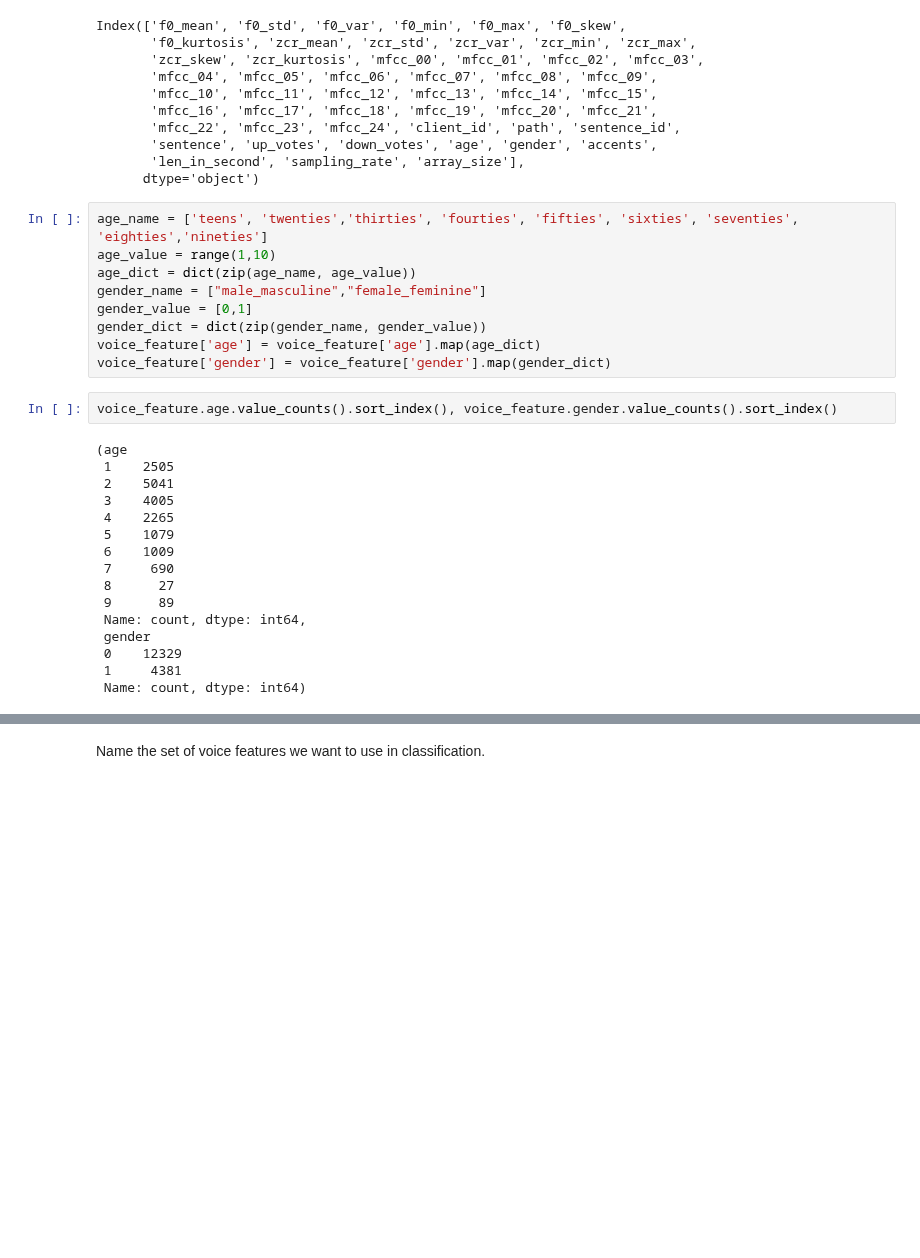
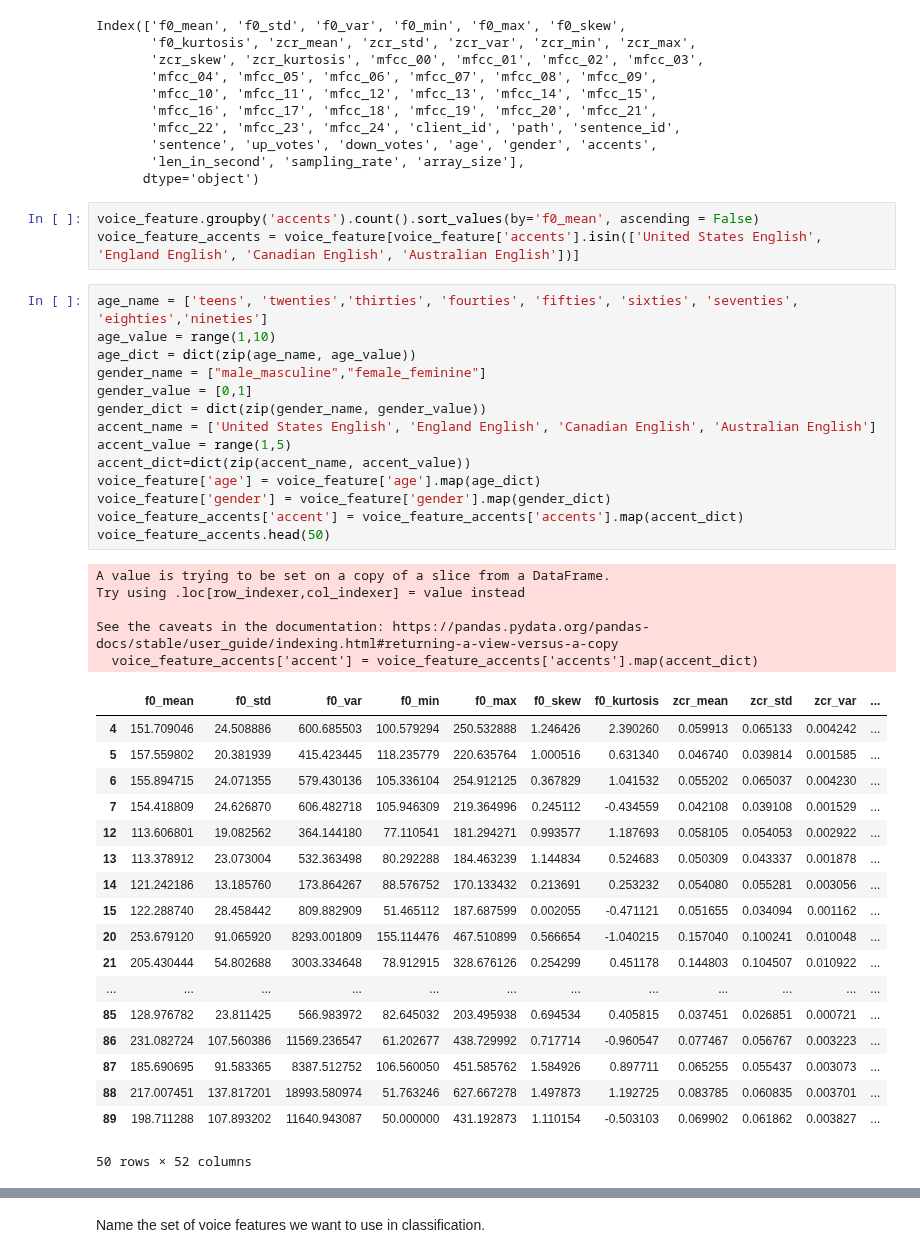
Before and after one commit to joshwinnes11/Math485, a Jupyter notebook: in class notebooks/voice_data_04_classification.ipynb, the cells around one changed output, grey strips where cells are left out. Saved outputs shown, nothing was run; the diff lists cells and outputs as text; blank space fills up the shorter version.

```diff
--- a/in class notebooks/voice_data_04_classification.ipynb
+++ b/in class notebooks/voice_data_04_classification.ipynb
@@ -50,30 +50,44 @@ Index(['f0_mean', 'f0_std', 'f0_var', 'f0_min', 'f0_max', 'f0_skew',
        'sentence', 'up_votes', 'down_votes', 'age', 'gender', 'accents',
        'len_in_second', 'sampling_rate', 'array_size'],
       dtype='object')
+# %%
+voice_feature.groupby('accents').count().sort_values(by='f0_mean', ascending = False)
+voice_feature_accents = voice_feature[voice_feature['accents'].isin(['United States English', 'England English', 'Canadian English', 'Australian English'])]
 # %%
 age_name = ['teens', 'twenties','thirties', 'fourties', 'fifties', 'sixties', 'seventies', 'eighties','nineties']
 age_value = range(1,10)
 age_dict = dict(zip(age_name, age_value))
 gender_name = ["male_masculine","female_feminine"]
 gender_value = [0,1]
 gender_dict = dict(zip(gender_name, gender_value))
+accent_name = ['United States English', 'England English', 'Canadian English', 'Australian English']
+accent_value = range(1,5)
+accent_dict=dict(zip(accent_name, accent_value))
 voice_feature['age'] = voice_feature['age'].map(age_dict)
 voice_feature['gender'] = voice_feature['gender'].map(gender_dict)
+voice_feature_accents['accent'] = voice_feature_accents['accents'].map(accent_dict)
+voice_feature_accents.head(50)
+# %% [output]
+A value is trying to be set on a copy of a slice from a DataFrame.
+Try using .loc[row_indexer,col_indexer] = value instead
+
+See the caveats in the documentation: https://pandas.pydata.org/pandas-docs/stable/user_guide/indexing.html#returning-a-view-versus-a-copy
+  voice_feature_accents['accent'] = voice_feature_accents['accents'].map(accent_dict)
+|  | f0_mean | f0_std | f0_var | f0_min | f0_max | f0_skew | f0_kurtosis | zcr_mean | zcr_std | zcr_var | ... |
+| 4 | 151.709046 | 24.508886 | 600.685503 | 100.579294 | 250.532888 | 1.246426 | 2.390260 | 0.059913 | 0.065133 | 0.004242 | ... |
+| 5 | 157.559802 | 20.381939 | 415.423445 | 118.235779 | 220.635764 | 1.000516 | 0.631340 | 0.046740 | 0.039814 | 0.001585 | ... |
+| 6 | 155.894715 | 24.071355 | 579.430136 | 105.336104 | 254.912125 | 0.367829 | 1.041532 | 0.055202 | 0.065037 | 0.004230 | ... |
+| 7 | 154.418809 | 24.626870 | 606.482718 | 105.946309 | 219.364996 | 0.245112 | -0.434559 | 0.042108 | 0.039108 | 0.001529 | ... |
+| 12 | 113.606801 | 19.082562 | 364.144180 | 77.110541 | 181.294271 | 0.993577 | 1.187693 | 0.058105 | 0.054053 | 0.002922 | ... |
+| 13 | 113.378912 | 23.073004 | 532.363498 | 80.292288 | 184.463239 | 1.144834 | 0.524683 | 0.050309 | 0.043337 | 0.001878 | ... |
+| 14 | 121.242186 | 13.185760 | 173.864267 | 88.576752 | 170.133432 | 0.213691 | 0.253232 | 0.054080 | 0.055281 | 0.003056 | ... |
+| 15 | 122.288740 | 28.458442 | 809.882909 | 51.465112 | 187.687599 | 0.002055 | -0.471121 | 0.051655 | 0.034094 | 0.001162 | ... |
+| 20 | 253.679120 | 91.065920 | 8293.001809 | 155.114476 | 467.510899 | 0.566654 | -1.040215 | 0.157040 | 0.100241 | 0.010048 | ... |
+| 21 | 205.430444 | 54.802688 | 3003.334648 | 78.912915 | 328.676126 | 0.254299 | 0.451178 | 0.144803 | 0.104507 | 0.010922 | ... |
+| ... | ... | ... | ... | ... | ... | ... | ... | ... | ... | ... | ... |
+| 85 | 128.976782 | 23.811425 | 566.983972 | 82.645032 | 203.495938 | 0.694534 | 0.405815 | 0.037451 | 0.026851 | 0.000721 | ... |
+| 86 | 231.082724 | 107.560386 | 11569.236547 | 61.202677 | 438.729992 | 0.717714 | -0.960547 | 0.077467 | 0.056767 | 0.003223 | ... |
+| 87 | 185.690695 | 91.583365 | 8387.512752 | 106.560050 | 451.585762 | 1.584926 | 0.897711 | 0.065255 | 0.055437 | 0.003073 | ... |
+| 88 | 217.007451 | 137.817201 | 18993.580974 | 51.763246 | 627.667278 | 1.497873 | 1.192725 | 0.083785 | 0.060835 | 0.003701 | ... |
+| 89 | 198.711288 | 107.893202 | 11640.943087 | 50.000000 | 431.192873 | 1.110154 | -0.503103 | 0.069902 | 0.061862 | 0.003827 | ... |
+50 rows × 52 columns
-# %%
-voice_feature.age.value_counts().sort_index(), voice_feature.gender.value_counts().sort_index()
-# %% [output]
-(age
- 1    2505
- 2    5041
- 3    4005
- 4    2265
- 5    1079
- 6    1009
- 7     690
- 8      27
- 9      89
- Name: count, dtype: int64,
- gender
- 0    12329
- 1     4381
- Name: count, dtype: int64)
```
Also changed, not shown: parts of 15 cells of this notebook.
